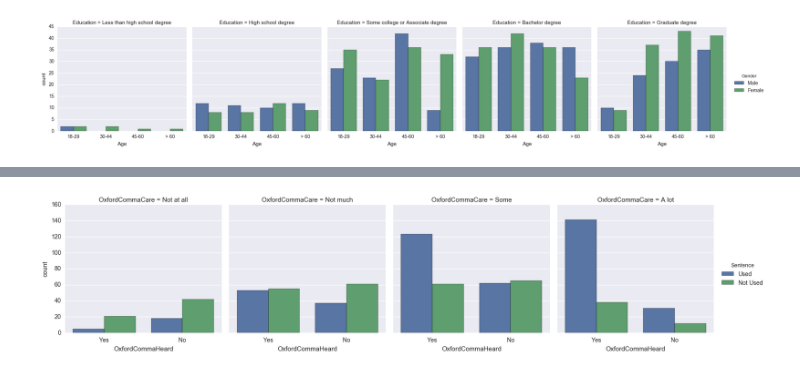
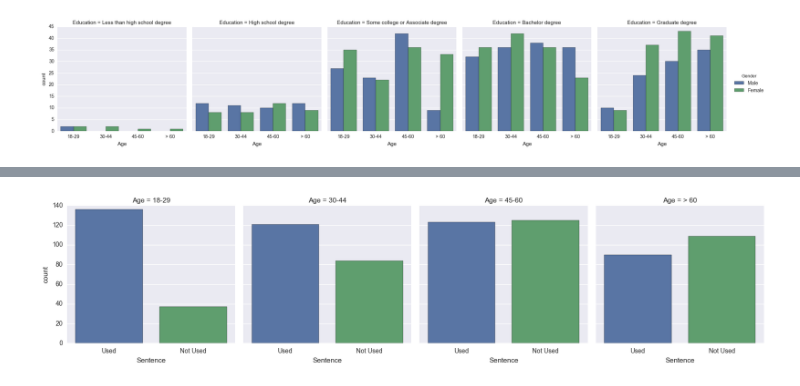
Before and after one commit to Moose2046/MAN6915, a Jupyter notebook: Group Project/Cleaning Dataset.ipynb, the cells around one changed output, grey strips where cells are left out. Saved outputs shown, nothing was run; the diff lists cells and outputs as text; code cells hidden in the pictures.

Commit message:
Updated file
MORE GRAPHS!

```diff
--- a/Group Project/Cleaning Dataset.ipynb
+++ b/Group Project/Cleaning Dataset.ipynb
@@ -58,6 +58,7 @@ y = df3["Oxford Comma Use"]
 x = df3.drop(["Oxford Comma Use", "RespondentID"], axis=1)
 x_train, x_test, y_train, y_test = train_test_split(x, y, test_size = .2, random_state=42, stratify=y)
 # %%
-comma = df2.replace("It's important for a person to be honest, kind, and loyal.", 'Used').replace("It's important for a person to be honest, kind and loyal.", 'Not Used')
+comma = df2.replace("It's important for a person to be honest, kind, and loyal.", 'Used').replace("It's important for a person to be honest, kind and loyal.", 'Not Used').replace("Some experts say it's important to drink milk, but the data is inconclusive.","Singular Used").replace("Some experts say it's important to drink milk, but the data are inconclusive.", "Plural Used")
+comma = comma.rename(index = str, columns = {"Unnamed: 4": "DataPluralUsage"})
 comma.head()
 # %% [output]
@@ -96,12 +97,14 @@ def comparison_graph_comma(x, y, hue, wrap):
     Age_order = ['18-29', '30-44', '45-60', '> 60']
     Income_order = ['$0 - $24,999', '$25,000 - $49,999', '$50,000 - $99,999', '$100,000 - $149,999', '$150,000+']
     Education_order = ['Less than high school degree', 'High school degree', 'Some college or Associate degree', 'Bachelor degree', 'Graduate degree']
-    Grammar_order = ['Very unimportant', 'Somewhat unimportant', 'Neither important nor unimportant (neutral)', 'Somewhat important', 'Very important']
+    Importance_order = ['Very unimportant', 'Somewhat unimportant', 'Neither important nor unimportant (neutral)', 'Somewhat important', 'Very important']
     Gender_order = ['Male', 'Female']
     Sentence_order = ['Used', 'Not Used']
     Location_order = ['East North Central', 'East South Central', 'Middle Atlantic', 'Mountain', 'New England', 'Pacific', 'South Atlantic', 'West North Central', 'West South Central']
     Heard_order = ['Yes', 'No']
     Care_order = ['Not at all', 'Not much', 'Some', 'A lot']
+    Plural_order = ['Singular Used', 'Plural Used']
+
 
     if x == 'Age':
         x_order = Age_order
@@ -110,17 +113,19 @@ def comparison_graph_comma(x, y, hue, wrap):
     if x == 'Education':
         x_order = Education_order
     if x == 'GrammarImportance':
-        x_order = Grammar_order
+        x_order = Importance_order
     if x == 'Gender':
         x_order = Gender_order
     if x == 'Sentence':
         x_order = Sentence_order
     if x == 'Location':
         x_order = Location_order
-    if x == 'OxfordCommaHeard':
+    if x == 'OxfordCommaHeard' or x == 'DataPlural':
         x_order = Heard_order
-    if x =='OxfordCommaCare':
+    if x =='OxfordCommaCare' or x == 'DataPluralCare':
         x_order = Care_order
+    if x =='DataPluralUsage':
+        x_order = Plural_order
 
     if y == 'Age':
         y_order = Age_order
@@ -129,17 +134,19 @@ def comparison_graph_comma(x, y, hue, wrap):
     if y == 'Education':
         y_order = Education_order
     if y == 'GrammarImportance':
-        y_order = Grammar_order
+        y_order = Importance_order
     if y == 'Gender':
         y_order = Gender_order
     if y == 'Sentence':
         y_order = Sentence_order
     if y == 'Location':
         y_order = Location_order
-    if y == 'OxfordCommaHeard':
+    if y == 'OxfordCommaHeard' or y == 'DataPlural':
         y_order = Heard_order
-    if y =='OxfordCommaCare':
+    if y =='OxfordCommaCare' or y == 'DataPluralCare':
         y_order = Care_order
+    if y =='DataPluralUsage':
+        y_order = Plural_order
 
     if hue == 'Age':
         hue_ordered = Age_order
@@ -148,17 +155,21 @@ def comparison_graph_comma(x, y, hue, wrap):
     if hue == 'Education':
         hue_ordered = Education_order
     if hue == 'GrammarImportance':
-        hue_ordered = Grammar_order
+        hue_ordered = Importance_order
     if hue == 'Gender':
         hue_ordered = Gender_order
     if hue == 'Sentence':
         hue_ordered = Sentence_order
     if hue == 'Location':
         hue_ordered = Location_order
-    if hue == 'OxfordCommaHeard':
+    if hue == 'OxfordCommaHeard' or hue == 'DataPlural':
         hue_ordered = Heard_order
-    if hue =='OxfordCommaCare':
+    if hue =='OxfordCommaCare' or hue == 'DataPluralCare':
         hue_ordered = Care_order
+    if hue =='DataPluralUsage':
+        hue_ordered = Plural_order
+    if hue == None:
+        hue_ordered = None
 
     sns.factorplot(x=x, col=y, hue = hue, data=comma,
                kind="count", size=4, aspect=1, ci=None, col_wrap = wrap, legend_out =True,
@@ -166,4 +202,4 @@ def comparison_graph_comma(x, y, hue, wrap):
 # %%
-comparison_graph_comma('OxfordCommaHeard', 'OxfordCommaCare', 'Sentence', 4)
+comparison_graph_comma('Sentence', 'Age', None, 4)
 # %% [output]
-[figure, old version]
+[figure, new version]
```
Also changed, not shown: parts of 12 cells of this notebook.
